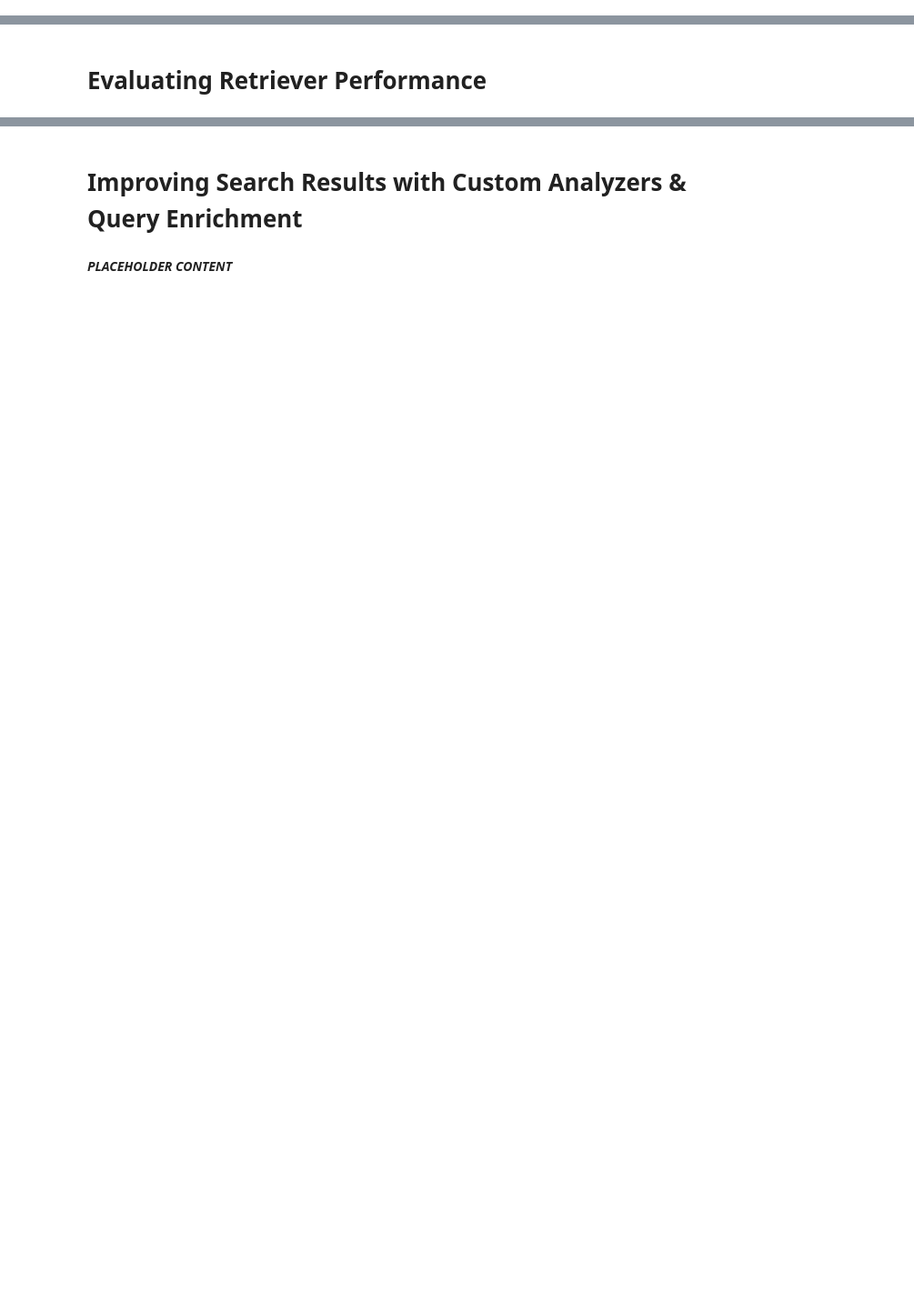
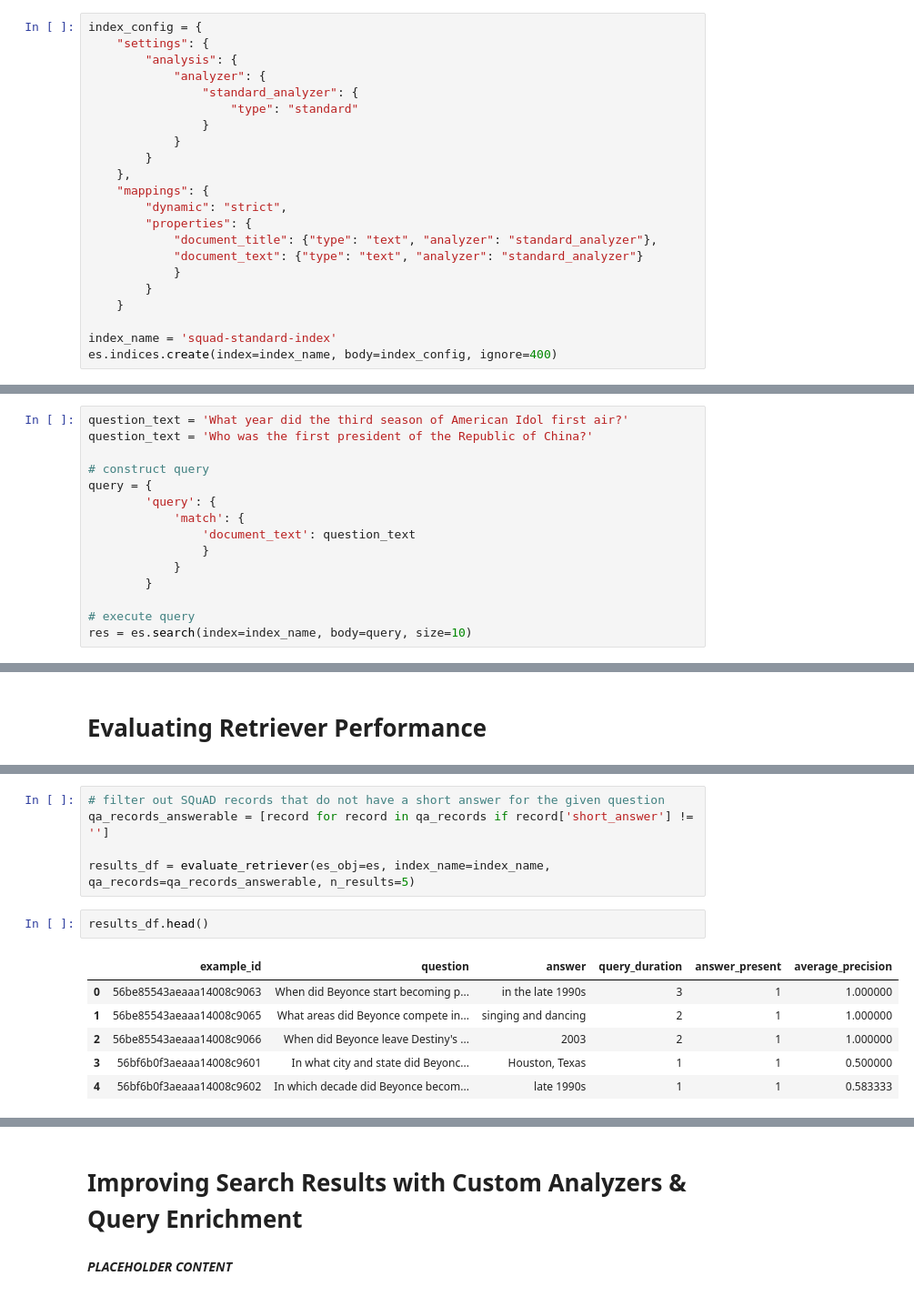
Before and after one commit to fastforwardlabs/ff14_blog, a Jupyter notebook: _notebooks/2020-06-30-Evaluating_the_Retriever_&_End_to_End_System.ipynb, the cells around one changed output, grey strips where cells are left out. Shown at 91% size. Saved outputs shown, nothing was run; the diff lists cells and outputs as text; blank space fills up the shorter version.

```diff
--- a/_notebooks/2020-06-30-Evaluating_the_Retriever_&_End_to_End_System.ipynb
+++ b/_notebooks/2020-06-30-Evaluating_the_Retriever_&_End_to_End_System.ipynb
@@ -147,0 +251,22 @@ True
+# %%
+index_config = {
+    "settings": {
+        "analysis": {
+            "analyzer": {
+                "standard_analyzer": {
+                    "type": "standard"
+                }
+            }
+        }
+    },
+    "mappings": {
+        "dynamic": "strict",
+        "properties": {
+            "document_title": {"type": "text", "analyzer": "standard_analyzer"},
+            "document_text": {"type": "text", "analyzer": "standard_analyzer"}
+            }
+        }
+    }
+
+index_name = 'squad-standard-index'
+es.indices.create(index=index_name, body=index_config, ignore=400)
@@ -147,0 +316,15 @@ True
+# %%
+question_text = 'What year did the third season of American Idol first air?'
+question_text = 'Who was the first president of the Republic of China?'
+
+# construct query
+query = {
+        'query': {
+            'match': {
+                'document_text': question_text
+                }
+            }
+        }
+
+# execute query
+res = es.search(index=index_name, body=query, size=10)
@@ -149,0 +456,14 @@ True
+# %%
+# filter out SQuAD records that do not have a short answer for the given question
+qa_records_answerable = [record for record in qa_records if record['short_answer'] != '']
+
+results_df = evaluate_retriever(es_obj=es, index_name=index_name, qa_records=qa_records_answerable, n_results=5)
+# %%
+results_df.head()
+# %% [output]
+|  | example_id | question | answer | query_duration | answer_present | average_precision |
+| 0 | 56be85543aeaaa14008c9063 | When did Beyonce start becoming p... | in the late 1990s | 3 | 1 | 1.000000 |
+| 1 | 56be85543aeaaa14008c9065 | What areas did Beyonce compete in... | singing and dancing | 2 | 1 | 1.000000 |
+| 2 | 56be85543aeaaa14008c9066 | When did Beyonce leave Destiny's ... | 2003 | 2 | 1 | 1.000000 |
+| 3 | 56bf6b0f3aeaaa14008c9601 | In what city and state did Beyonc... | Houston, Texas | 1 | 1 | 0.500000 |
+| 4 | 56bf6b0f3aeaaa14008c9602 | In which decade did Beyonce becom... | late 1990s | 1 | 1 | 0.583333 |
```
Also changed, not shown: parts of 55 cells of this notebook.
